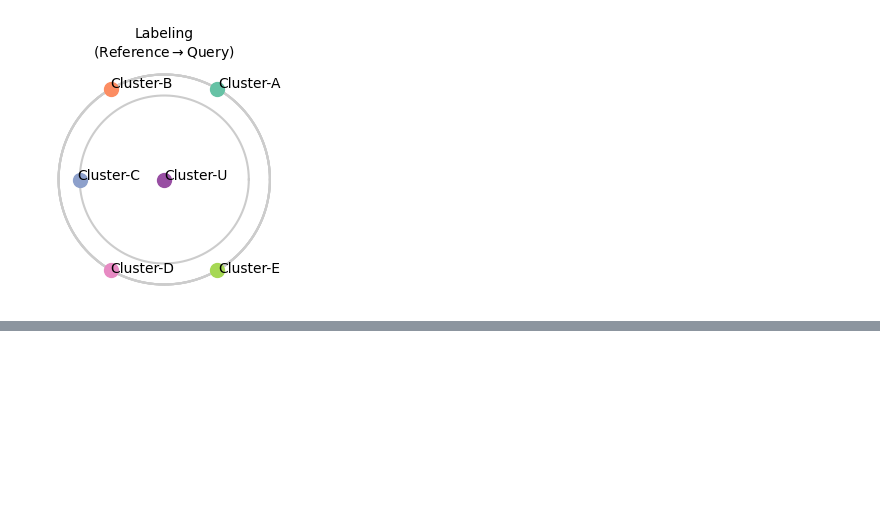
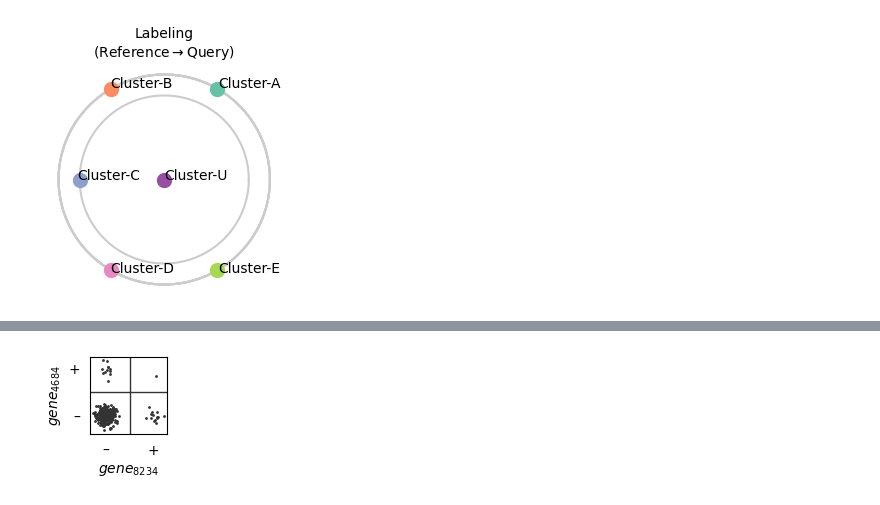
Before and after one commit to yo-aka-gene/grnet, a Jupyter notebook: docs/notebooks/toydata_viz.ipynb, the cells around one changed output, grey strips where cells are left out. Cells and saved outputs as stored; diff of their text form; code cells hidden in the pictures; blank space fills up the shorter version.

```diff
--- a/docs/notebooks/toydata_viz.ipynb
+++ b/docs/notebooks/toydata_viz.ipynb
@@ -389,0 +443,25 @@ fig.savefig(f"{conf.export}/r2q.png", **kwarg_savefig)
+# %%
+np.random.seed(0)
+arr = df.values
+arr = np.where(
+    arr >= 4, 1, 0
+)
+arr = arr + np.random.randn(*arr.shape) / 10
+# %%
+fig, ax = plt.subplots(figsize=(1, 1))
+
+ax.axhline(.5, 0, 1, linewidth=1, c=".2")
+ax.axvline(.5, 0, 1, linewidth=1, c=".2")
+ax.tick_params(
+    axis='both', which='both',
+    bottom=False, top=False, left=False, right=False
+)
+
+ax.scatter(arr[:, 0], arr[:, 1], s=1, c=".2")
+ax.set(xlabel=df.columns[0], ylabel=df.columns[1])
+ax.set_xticklabels(["", "–", "+", ""])
+ax.set_yticklabels(["", "–", "+", ""])
+
+fig.savefig(f"{conf.export}/2x2table.png", **kwarg_savefig)
+# %% [output]
+[figure, added]
```
Also changed, not shown: parts of 4 cells of this notebook.
